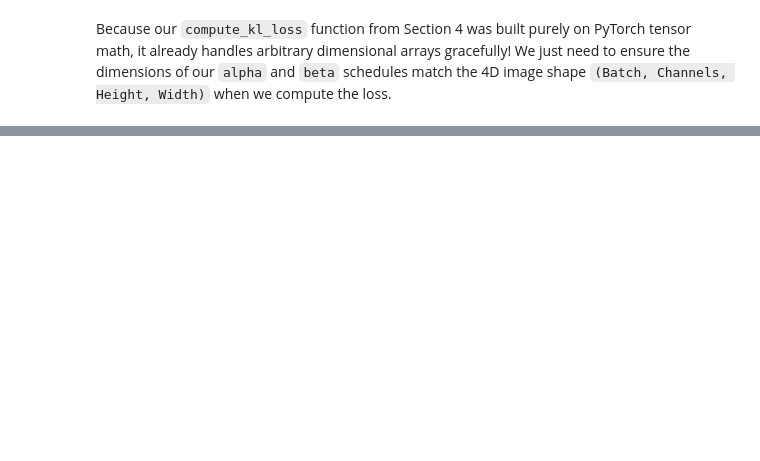
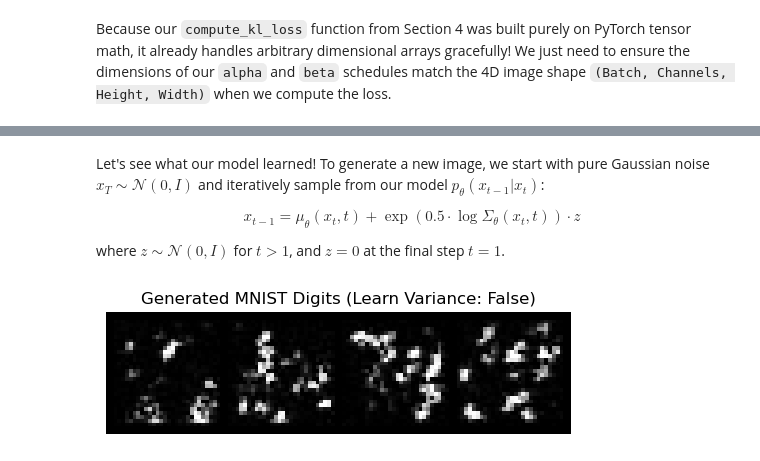
Before and after one commit to rajit906/ATML2026_DGM, a Jupyter notebook: week9/solutions.ipynb, the cells around one changed output, grey strips where cells are left out. Cells and saved outputs as stored; diff of their text form; code cells hidden in the pictures; blank space fills up the shorter version.

```diff
--- a/week9/solutions.ipynb
+++ b/week9/solutions.ipynb
@@ -512,0 +530,70 @@ sample_and_plot_mnist(unet_model)
+# %% [markdown]
+Let's see what our model learned! To generate a new image, we start with pure Gaussian noise $x_T \sim \mathcal{N}(0, I)$ and iteratively sample from our model $p_\theta(x_{t-1}|x_t)$:
+
+$$x_{t-1} = \mu_\theta(x_t, t) + \exp(0.5 \cdot \log \Sigma_\theta(x_t, t)) \cdot z$$
+
+where $z \sim \mathcal{N}(0, I)$ for $t > 1$, and $z = 0$ at the final step $t = 1$.
+# %%
+@torch.no_grad()
+def sample_and_plot_mnist(model, num_samples=4, learn_variance=False):
+    model.eval()
+
+    alphas = 1.0 - betas
+    alphas_cumprod = torch.cumprod(alphas, dim=0)
+    alphas_cumprod_prev = F.pad(alphas_cumprod[:-1], (1, 0), value=1.0)
+
+    # 1. Start with pure noise
+    x_t = torch.randn(num_samples, 1, 28, 28, device=device)
+
+    # 2. Iteratively denoise
+    for t in reversed(range(1, T)):
+        t_tensor = torch.full((num_samples,), t, device=device, dtype=torch.long)
+
+        alpha_t = alphas[t].view(-1, 1, 1, 1)
+        alpha_bar_t = alphas_cumprod[t].view(-1, 1, 1, 1)
+        alpha_bar_prev = alphas_cumprod_prev[t].view(-1, 1, 1, 1)
+        beta_t = betas[t].view(-1, 1, 1, 1)
+
+        # Predict x_0 and raw variance output
+        pred_x0, pred_var_out = model(x_t, t_tensor)
+
+        # STATIC THRESHOLDING: Crucial for stabilizing x_0 prediction
+        pred_x0 = torch.clamp(pred_x0, -1.0, 1.0)
+
+        # Analytically construct pred_mu using the clamped x_0
+        pred_mu = (torch.sqrt(alpha_bar_prev) * beta_t / (1 - alpha_bar_t)) * pred_x0 + \
+                  (torch.sqrt(alpha_t) * (1 - alpha_bar_prev) / (1 - alpha_bar_t)) * x_t
+
+        # Calculate Variance Bounds
+        true_var = beta_t * (1 - alpha_bar_prev) / (1 - alpha_bar_t)
+        min_log_var = torch.log(torch.clamp(true_var, min=1e-20))
+        max_log_var = torch.log(beta_t)
+
+        if learn_variance:
+            # Decode the model's output as an interpolation fraction
+            frac = torch.clamp((pred_var_out + 1.0) / 2.0, min=0.0, max=1.0)
+            pred_log_var = frac * max_log_var + (1.0 - frac) * min_log_var
+        else:
+            # Fall back to the mathematical minimum variance
+            pred_log_var = min_log_var
+
+        # Reparameterization trick
+        z = torch.randn_like(x_t) if t > 1 else torch.zeros_like(x_t)
+        x_t = pred_mu + torch.exp(0.5 * pred_log_var) * z
+
+    # 3. Plotting the results
+    x_t = x_t.cpu()
+    x_t = (x_t + 1) / 2.0  # Scale [-1, 1] back to [0, 1] for plotting
+    x_t = torch.clamp(x_t, 0, 1)
+
+    grid = torchvision.utils.make_grid(x_t, nrow=4)
+    plt.figure(figsize=(6, 6))
+    plt.imshow(grid.permute(1, 2, 0).numpy(), cmap='gray')
+    plt.axis('off')
+    plt.title(f"Generated MNIST Digits (Learn Variance: {learn_variance})")
+    plt.show()
+
+# Run inference
+sample_and_plot_mnist(unet_model, learn_variance=False)
+# %% [output]
+[figure, added]
```
Also changed, not shown: parts of 28 cells of this notebook.
